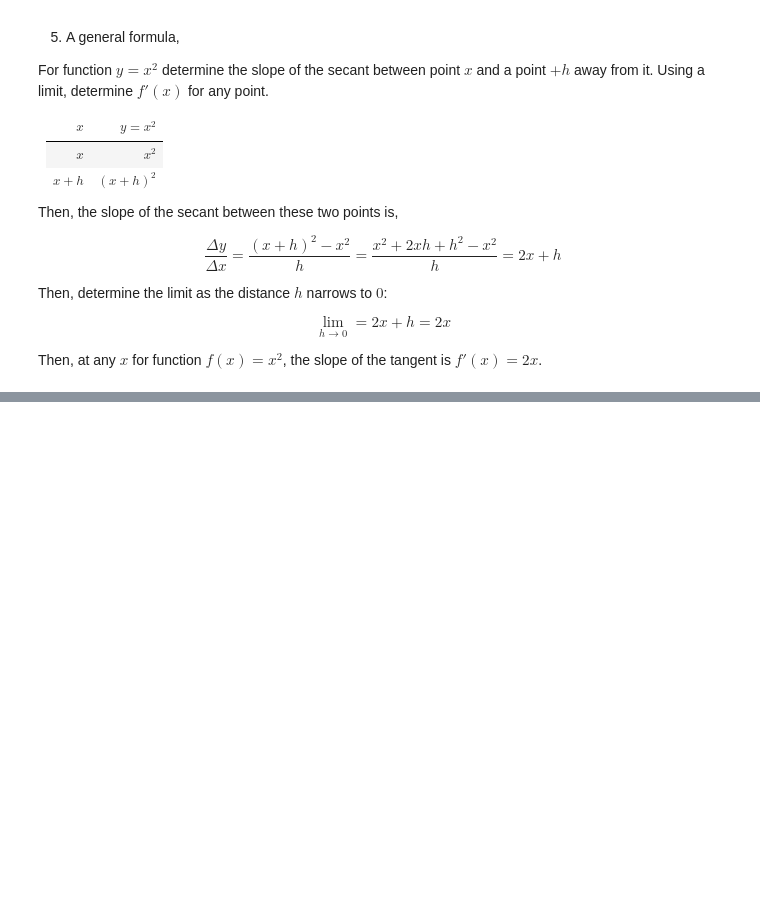
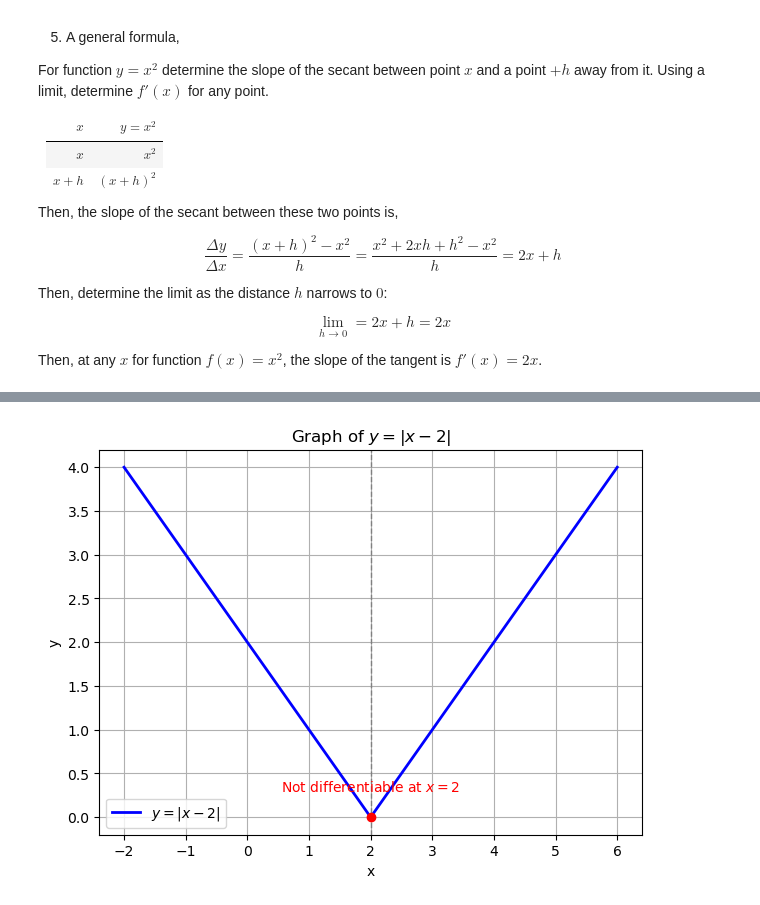
Before and after one commit to sebekj/MIT-Linear-Algebra, a Jupyter notebook: MIT Linear Algebra 18.01.ipynb, the cells around one changed output, grey strips where cells are left out. Cells and saved outputs as stored; diff of their text form; code cells hidden in the pictures; blank space fills up the shorter version.

```diff
--- a/MIT Linear Algebra 18.01.ipynb
+++ b/MIT Linear Algebra 18.01.ipynb
@@ -3813,0 +3827,21 @@ Then, at any $x$ for function $f(x) = x^2$, the slope of the tangent is $f'(x) =
+# %%
+import numpy as np
+import matplotlib.pyplot as plt
+
+c = 2  # Change this value for a different "corner" point
+x = np.linspace(c - 4, c + 4, 400)
+y = np.abs(x - c)
+
+plt.figure(figsize=(7,5))
+plt.plot(x, y, label=fr'$y = |x - {c}|$', color='blue', lw=2)
+plt.scatter([c], [0], color='red', zorder=5)
+plt.text(c, 0.3, fr'Not differentiable at $x = {c}$', color='red', ha='center')
+plt.axvline(c, color='gray', linestyle='--', lw=1)
+plt.title(fr'Graph of $y = |x - {c}|$')
+plt.xlabel('x')
+plt.ylabel('y')
+plt.legend()
+plt.grid(True)
+plt.show()
+# %% [output]
+[figure, added]
```
Also changed, not shown: parts of 1 cell of this notebook.
